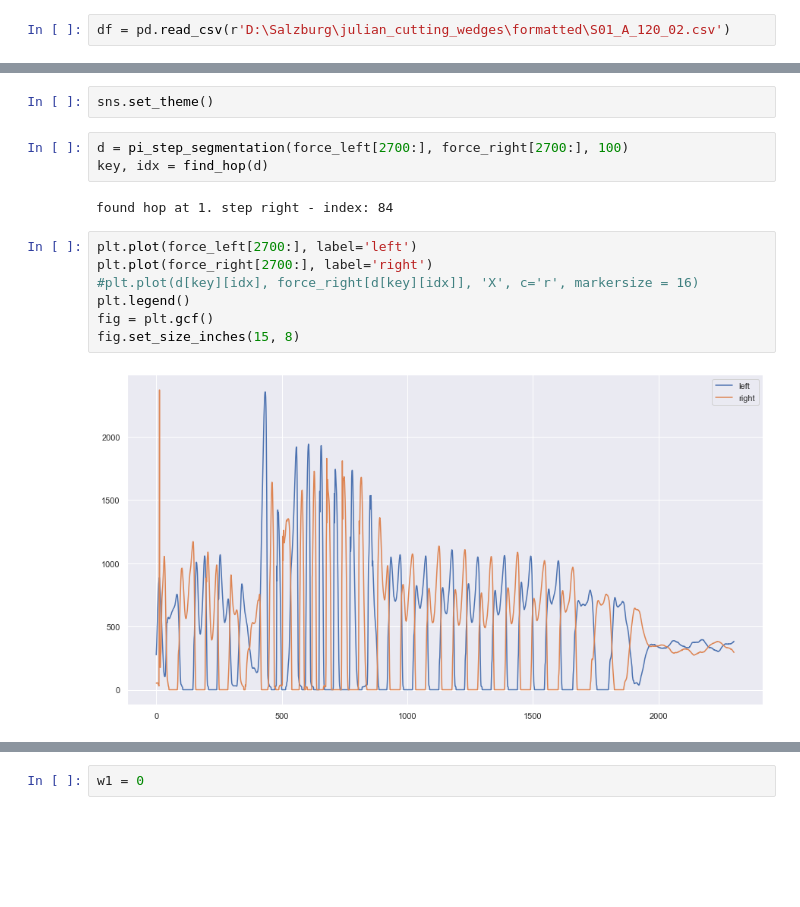
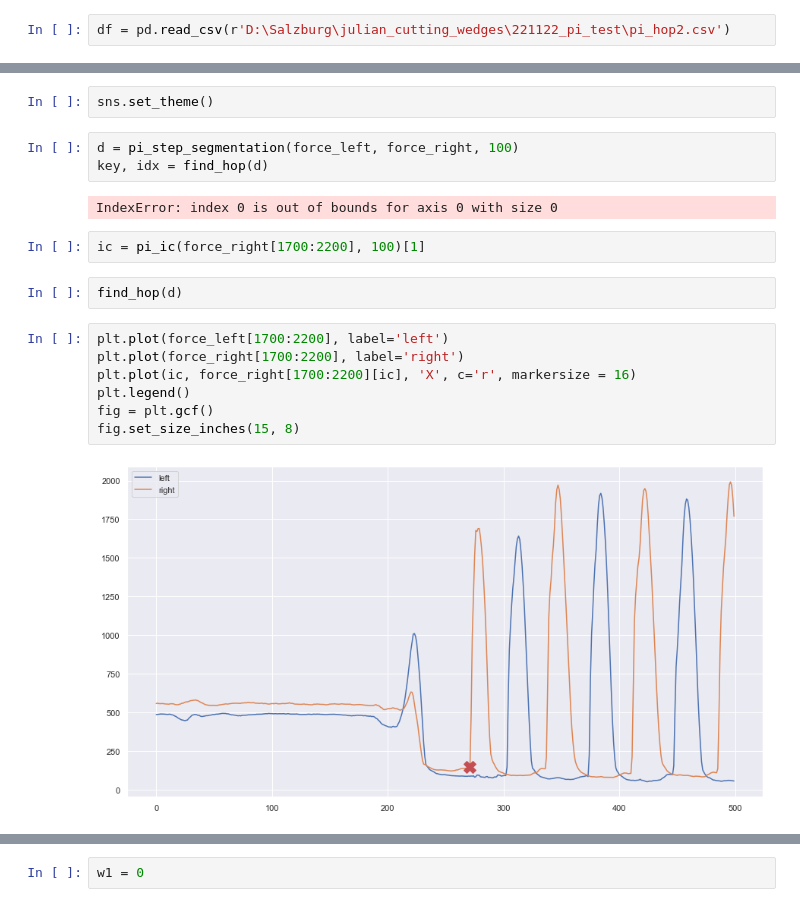
Before and after one commit to luceskywalker/TexSense, a Jupyter notebook: study1/jupyter/pilot221122/pi_data.ipynb, the cells around one changed output, grey strips where cells are left out. Saved outputs shown, nothing was run; the diff lists cells and outputs as text; blank space fills up the shorter version.

```diff
--- a/study1/jupyter/pilot221122/pi_data.ipynb
+++ b/study1/jupyter/pilot221122/pi_data.ipynb
@@ -234,7 +234,7 @@ def find_hop(events_dict):
 # %% [markdown]
 # Example
 # %%
-df = pd.read_csv(r'D:\Salzburg\julian_cutting_wedges\formatted\S01_A_120_02.csv')
+df = pd.read_csv(r'D:\Salzburg\julian_cutting_wedges\221122_pi_test\pi_hop2.csv')
 # %%
 left, right = separate_sides(df)
 # %%
@@ -243,16 +243,20 @@ force_right = pi_force(right)
 # %%
 sns.set_theme()
 # %%
-d = pi_step_segmentation(force_left[2700:], force_right[2700:], 100)
+d = pi_step_segmentation(force_left, force_right, 100)
 key, idx = find_hop(d)
 # %% [output]
-found hop at 1. step right - index: 84
+IndexError: index 0 is out of bounds for axis 0 with size 0
+# %%
+ic = pi_ic(force_right[1700:2200], 100)[1]
+# %%
+find_hop(d)
 # %%
-plt.plot(force_left[2700:], label='left')
-plt.plot(force_right[2700:], label='right')
-#plt.plot(d[key][idx], force_right[d[key][idx]], 'X', c='r', markersize = 16)
+plt.plot(force_left[1700:2200], label='left')
+plt.plot(force_right[1700:2200], label='right')
+plt.plot(ic, force_right[1700:2200][ic], 'X', c='r', markersize = 16)
 plt.legend()
 fig = plt.gcf()
 fig.set_size_inches(15, 8)
 # %% [output]
-[figure, old version]
+[figure, new version]
```
Also changed, not shown: parts of 12 cells of this notebook.
